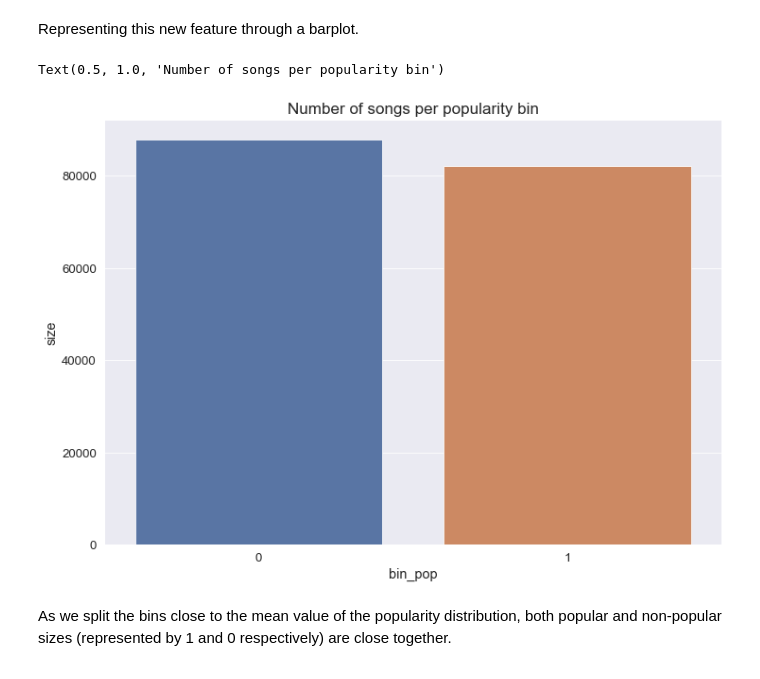
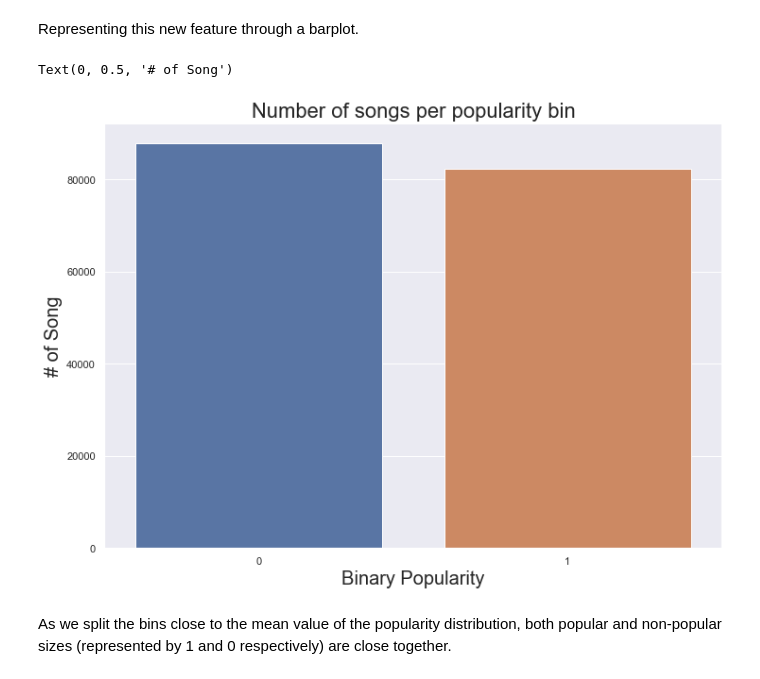
Before and after one commit to Mohammad-sakir/PDS_PROJ, a Jupyter notebook: analysis_spotify.ipynb, the cells around one changed output. Cells and saved outputs as stored; diff of their text form; code cells hidden in the pictures.

```diff
--- a/analysis_spotify.ipynb
+++ b/analysis_spotify.ipynb
@@ -735,10 +737,12 @@ df4_4
 # %% [markdown]
 Representing this new feature through a barplot.
 # %%
-sns.barplot(x='bin_pop', y='size', data=df4_4).set_title("Number of songs per popularity bin", fontsize=17)
+sns.barplot(x='bin_pop', y='size', data=df4_4).set_title("Number of songs per popularity bin", fontsize=22)
+plt.xlabel("Binary Popularity", fontsize=20)
+plt.ylabel("# of Song", fontsize=20)
 # %% [output]
-Text(0.5, 1.0, 'Number of songs per popularity bin')
+Text(0, 0.5, '# of Song')
-[figure, old version]
+[figure, new version]
 # %% [markdown]
 As we split the bins close to the mean value of the popularity distribution, both popular and non-popular sizes (represented by 1 and 0 respectively) are close together.
 # %% [markdown]
```
Also changed, not shown: parts of 21 cells of this notebook, 2 other files.
